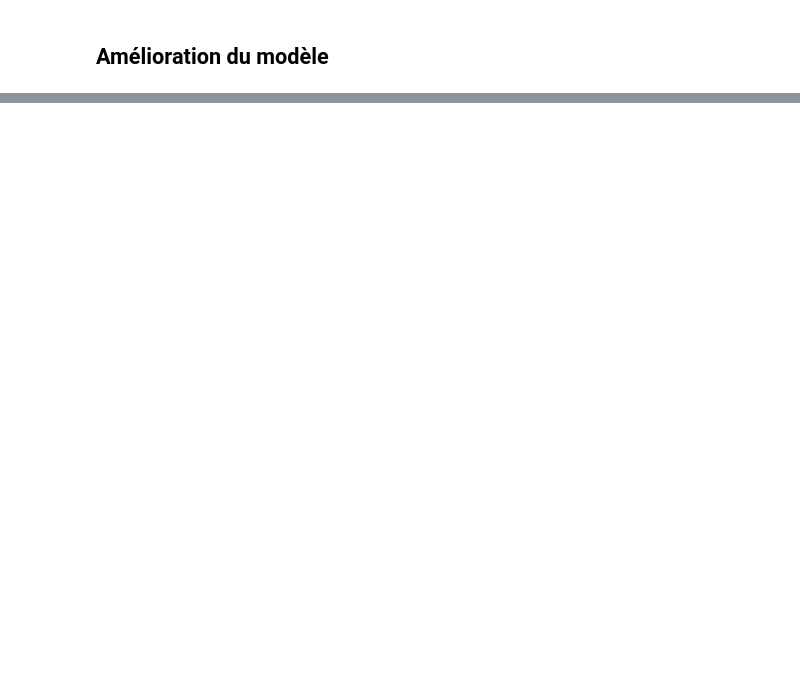
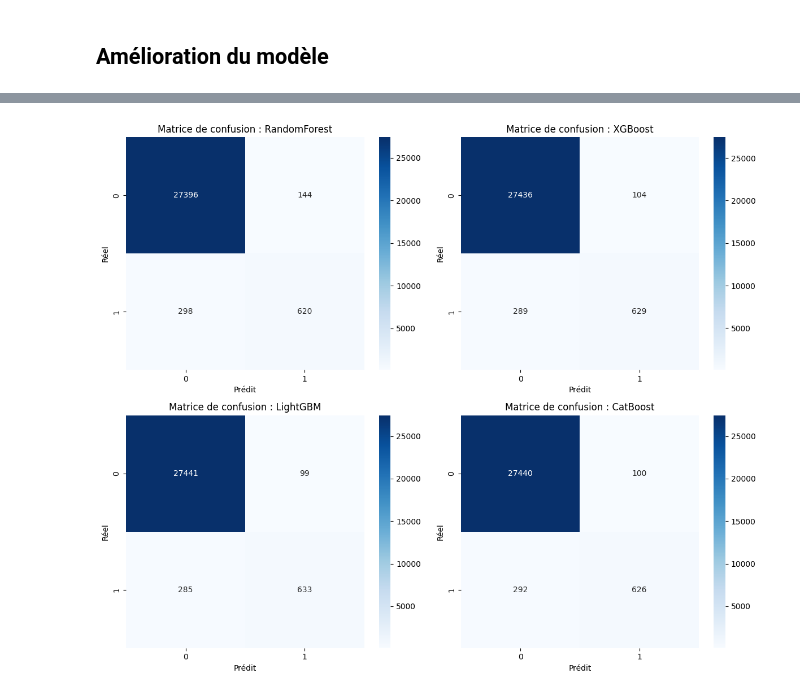
Before and after one commit to nlefort/JEDHA, a Jupyter notebook: PROJETS/05.ML_supervise/Rate_challenge/conversion_rate_challenge_project.ipynb, the cells around one changed output, grey strips where cells are left out. Drawn from its saved outputs; the diff is of its cells as text; code cells hidden in the pictures; blank space fills up the shorter version.

Commit message:
rate_challenge_selection_modele

```diff
--- a/PROJETS/05.ML_supervise/Rate_challenge/conversion_rate_challenge_project.ipynb
+++ b/PROJETS/05.ML_supervise/Rate_challenge/conversion_rate_challenge_project.ipynb
@@ -502,0 +427,9 @@ Analyse des paramètres et recommandations actionnables
+# %%
+
+X = dataset_encoded[features_list]   # garder un DataFrame
+y = dataset_encoded['converted']
+# %%
+num_features = ['total_pages_visited', 'age']
+
+scaler = StandardScaler()
+X.loc[:, num_features] = scaler.fit_transform(X.loc[:, num_features])
@@ -502,0 +583,4 @@ Analyse des paramètres et recommandations actionnables
+# %%
+# Affichage des F1-scores
+for name, score in f1_scores.items():
+    print(f"{name} F1-score: {score:.4f}")
@@ -502,0 +631,56 @@ Analyse des paramètres et recommandations actionnables
+# %%
+# Liste des modèles déjà entraînés (ou à entraîner sur train/val)
+models = {
+    'RandomForest': RandomForestClassifier(n_estimators=100, random_state=42),
+    'XGBoost': XGBClassifier( eval_metric='logloss', random_state=42),
+    'LightGBM': LGBMClassifier(random_state=42, n_estimators=100),
+    'CatBoost': CatBoostClassifier(verbose=0, random_state=42)
+}
+
+# Séparer train/validation pour comparaison
+from sklearn.model_selection import train_test_split
+X_train, X_val, y_train, y_val = train_test_split(
+    X, y, test_size=0.1, random_state=42, stratify=y
+)
+
+# Dictionnaires pour stocker métriques
+f1_scores = {}
+roc_scores = {}
+conf_matrices = {}
+
+# Entraînement et calcul métriques
+for name, model in models.items():
+    model.fit(X_train, y_train)
+    y_pred = model.predict(X_val)
+    y_prob = model.predict_proba(X_val)[:,1]  # Probabilité pour ROC-AUC
+    f1_scores[name] = f1_score(y_val, y_pred)
+    roc_scores[name] = roc_auc_score(y_val, y_prob)
+    conf_matrices[name] = confusion_matrix(y_val, y_pred)
+
+
+# Créer un DataFrame avec F1-score et ROC-AUC
+metrics_df = pd.DataFrame({
+    'Model': list(f1_scores.keys()),
+    'F1-score': list(f1_scores.values()),
+    'ROC-AUC': [roc_scores[name] for name in f1_scores.keys()]
+})
+
+# Trier par F1-score décroissant (optionnel)
+metrics_df = metrics_df.sort_values(by='F1-score', ascending=False).reset_index(drop=True)
+
+print(metrics_df)
+
+
+# Matrices de confusion
+fig, axes = plt.subplots(2, 2, figsize=(12,10))
+axes = axes.ravel()
+
+for i, (name, cm) in enumerate(conf_matrices.items()):
+    sns.heatmap(cm, annot=True, fmt='d', cmap='Blues', ax=axes[i])
+    axes[i].set_title(f"Matrice de confusion : {name}")
+    axes[i].set_xlabel("Prédit")
+    axes[i].set_ylabel("Réel")
+
+plt.tight_layout()
+plt.show()
+# %% [output]
@@ -502,0 +700 @@ Analyse des paramètres et recommandations actionnables
+[figure, added]
```
Also changed, not shown: parts of 43 cells of this notebook, 14 other files.
